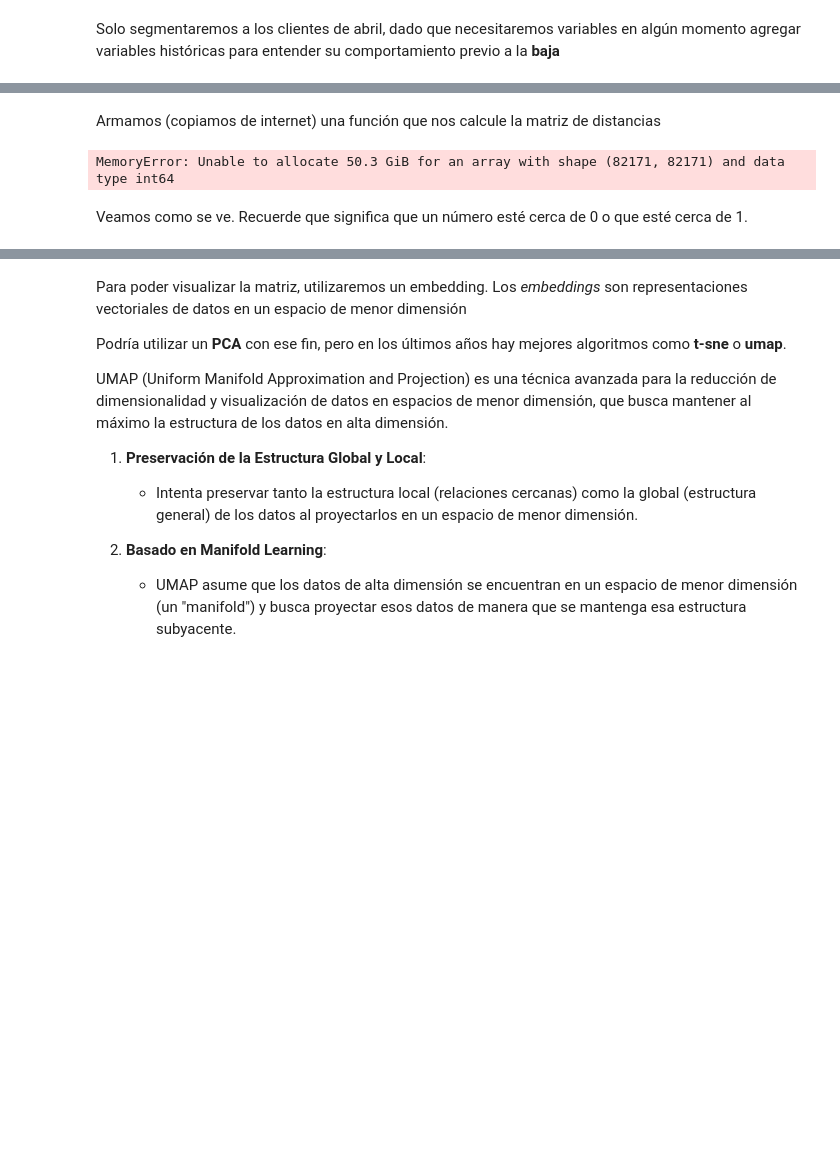
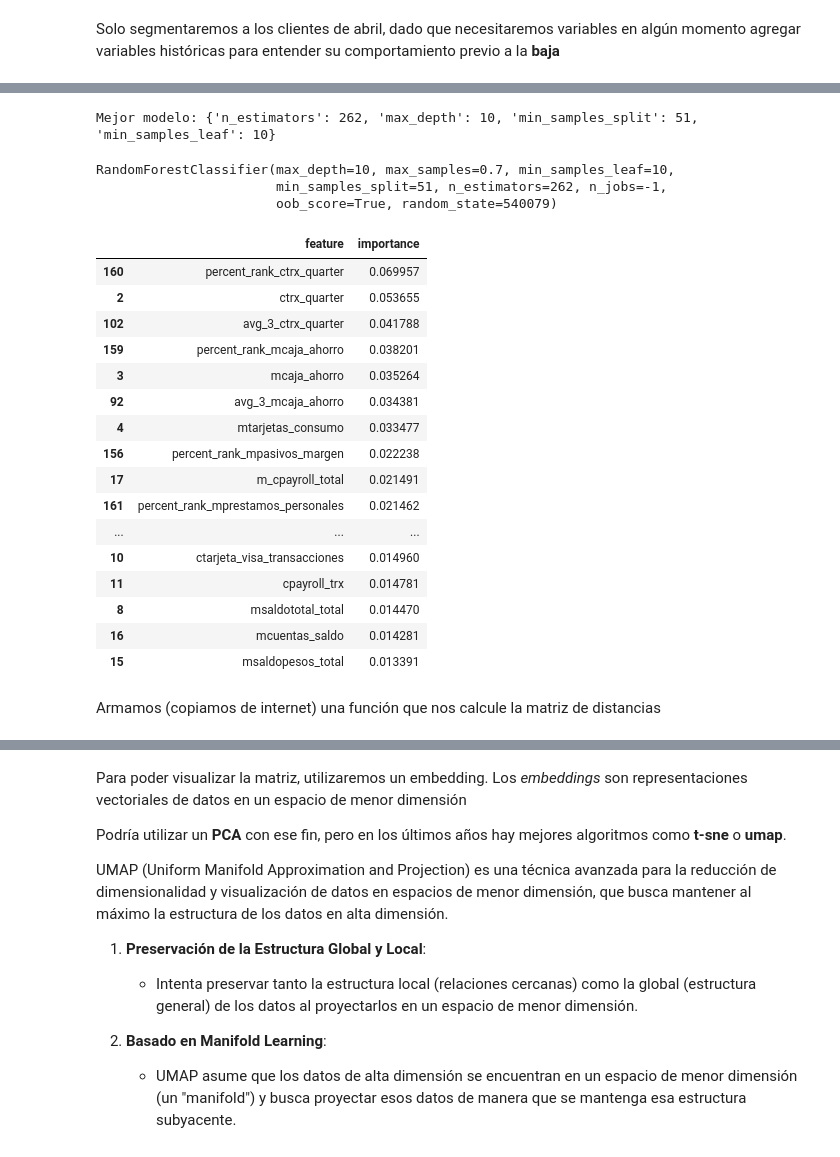
Before and after one commit to dmecoyfin/dmeyf2024, a Jupyter notebook: src/Competencia_1/Segmentacion.ipynb, the cells around one changed output, grey strips where cells are left out. Drawn from its saved outputs; the diff is of its cells as text; code cells hidden in the pictures; blank space fills up the shorter version.

```diff
--- a/src/Competencia_1/Segmentacion.ipynb
+++ b/src/Competencia_1/Segmentacion.ipynb
@@ -92,0 +132,18 @@ RandomForestClassifier(max_features=20, min_samples_leaf=400, random_state=17)
+# %%
+def sample_data(X, y, sample_size=10000, seed=17):
+
+    np.random.seed(seed)
+    continua_sample = y[y == 0].sample(sample_size).index  # Muestra aleatoria de clase 0
+    bajas_1_2 = y[y == 1].index  # Índices de clase 1
+    rf_index = continua_sample.union(bajas_1_2)  # Unión de índices
+
+    X_sample = X.loc[rf_index]  # Filtra X usando los índices seleccionados
+    y_sample = y.loc[rf_index]  # Filtra y usando los índices seleccionados
+
+    return X_sample, y_sample
+
+Xtrain_rf, ytrain_rf = sample_data(Xtrain, ytrain)
+Xtrain_rf1, ytrain_rf1 = sample_data(Xtrain1, ytrain1)
+Xtrain_rf2, ytrain_rf2 = sample_data(Xtrain2, ytrain2)
+Xtrain_rf3, ytrain_rf3 = sample_data(Xtrain3, ytrain3)
+Xtrain_rf4, ytrain_rf4 = sample_data(Xtrain4, ytrain4)
@@ -92,0 +283,3 @@ RandomForestClassifier(max_features=20, min_samples_leaf=400, random_state=17)
+# %%
+df_train = pd.read_csv(dataset_path + dataset_final_abril)## todas las columnas mas algunas sumas y ratios
+df_train.shape
@@ -93,3 +430,49 @@ RandomForestClassifier(max_features=20, min_samples_leaf=400, random_state=17)
+# %%
+best_trial = study.best_trial
+best_model_params = best_trial.params
+print("Mejor modelo:", best_model_params)
+# %% [output]
+Mejor modelo: {'n_estimators': 262, 'max_depth': 10, 'min_samples_split': 51, 'min_samples_leaf': 10}
+# %%
+model_rf_1 = RandomForestClassifier(
+        **study.best_params,
+        max_samples=0.7,
+        random_state=semillas[0],
+        n_jobs=-1,
+        oob_score=True
+    )
+
+model_rf_1.fit(Xtrain_rf_imp, ytrain_rf)
+# %% [output]
+RandomForestClassifier(max_depth=10, max_samples=0.7, min_samples_leaf=10,
+                       min_samples_split=51, n_estimators=262, n_jobs=-1,
+                       oob_score=True, random_state=540079)
+# %%
+importances = model_rf_1.feature_importances_
+
+features = Xtrain_rf.columns
+feat_importances = pd.DataFrame({'feature': features, 'importance': importances})
+feat_importances = feat_importances.sort_values('importance', ascending=False)
+
+feat_importances.head(25)
+# %% [output]
+|  | feature | importance |
+| 160 | percent_rank_ctrx_quarter | 0.069957 |
+| 2 | ctrx_quarter | 0.053655 |
+| 102 | avg_3_ctrx_quarter | 0.041788 |
+| 159 | percent_rank_mcaja_ahorro | 0.038201 |
+| 3 | mcaja_ahorro | 0.035264 |
+| 92 | avg_3_mcaja_ahorro | 0.034381 |
+| 4 | mtarjetas_consumo | 0.033477 |
+| 156 | percent_rank_mpasivos_margen | 0.022238 |
+| 17 | m_cpayroll_total | 0.021491 |
+| 161 | percent_rank_mprestamos_personales | 0.021462 |
+| ... | ... | ... |
+| 10 | ctarjeta_visa_transacciones | 0.014960 |
+| 11 | cpayroll_trx | 0.014781 |
+| 8 | msaldototal_total | 0.014470 |
+| 16 | mcuentas_saldo | 0.014281 |
+| 15 | msaldopesos_total | 0.013391 |
 # %% [markdown]
 Armamos (copiamos de internet) una función que nos calcule la matriz de distancias
 # %%
@@ -109,11 +492,7 @@ def distanceMatrix(model, X):
 
     return proxMat.max() - proxMat
 
-md = distanceMatrix(model, Xtrain_rf_imp)
+md = distanceMatrix(model_rf_1, Xtrain_rf_imp)
-# %% [output]
-MemoryError: Unable to allocate 50.3 GiB for an array with shape (82171, 82171) and data type int64
-# %% [markdown]
-Veamos como se ve. Recuerde que significa que un número esté cerca de 0 o que esté cerca de 1.
 # %%
 md
 # %% [output]
```
Also changed, not shown: parts of 54 cells of this notebook, 2 other files.
